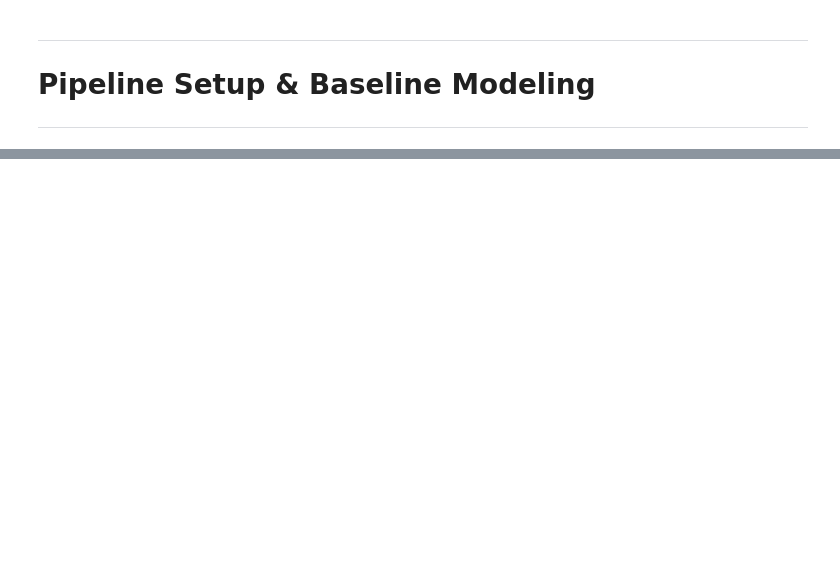
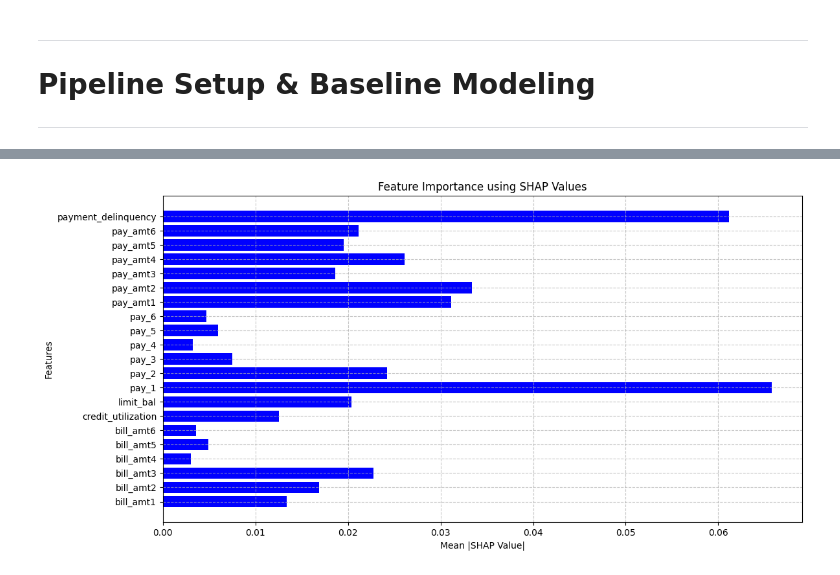
Before and after one commit to marabsatt/credit-risk-analysis, a Jupyter notebook: main.ipynb, the cells around one changed output, grey strips where cells are left out. Drawn from its saved outputs; the diff is of its cells as text; code cells hidden in the pictures; blank space fills up the shorter version.

Commit message:
Finalized model

```diff
--- a/main.ipynb
+++ b/main.ipynb
@@ -386,0 +419,10 @@ grid_df.sort_values(by = 'mean_test_score', asecending = False)
+# %%
+rf_random_search = RandomizedSearchCV(
+    estimator = rf_estimator,
+    param_distributions = rf_param_distributions,
+    n_iter = 10,
+    cv = 5,
+    n_jobs = -1,
+    scoring = 'roc_auc',    # This is the metric we want to optimize see cell below
+    random_state = 42
+    )
@@ -386,0 +431,2 @@ grid_df.sort_values(by = 'mean_test_score', asecending = False)
+# %%
+rf_random_search.fit(x_train, y_train)
@@ -386,0 +457,3 @@ grid_df.sort_values(by = 'mean_test_score', asecending = False)
+# %%
+rf_best_model = rf_random_search.best_estimator_
+print(f'Best estimator: {rf_best_model}')
@@ -386,0 +626,20 @@ grid_df.sort_values(by = 'mean_test_score', asecending = False)
+# %%
+tree_explainer = TreeExplainer(rf_best_model)
+shap_values = tree_explainer.shap_values(x_test)
+# %%
+# Extract SHAP values for the positive class (class 1 - default)
+shap_values_class1 = shap_values[:, :, 1]
+
+# Calculate mean absolute SHAP values for each feature
+mean_shap_values = np.abs(shap_values_class1).mean(axis=0)
+
+plt.figure(figsize=(12, 6))
+plt.barh(x_test.columns, mean_shap_values, color='blue')
+plt.title('Feature Importance using SHAP Values')
+plt.xlabel('Mean |SHAP Value|')
+plt.ylabel('Features')
+plt.tight_layout()
+plt.grid(linestyle='--', alpha=0.7)
+plt.show()
+# %% [output]
+[figure, added]
```
Also changed, not shown: parts of 47 cells of this notebook.
